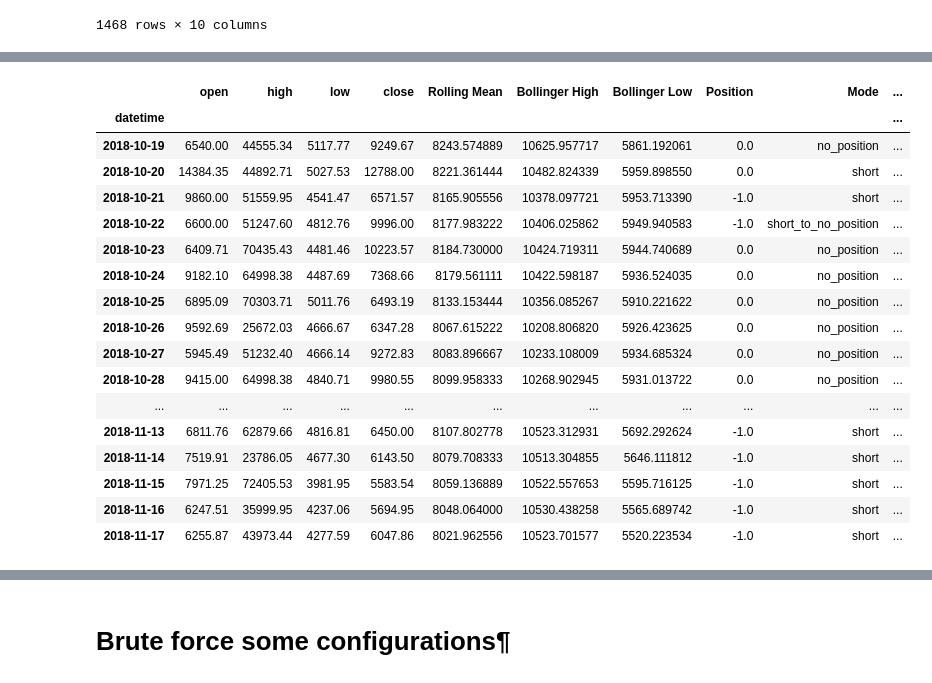
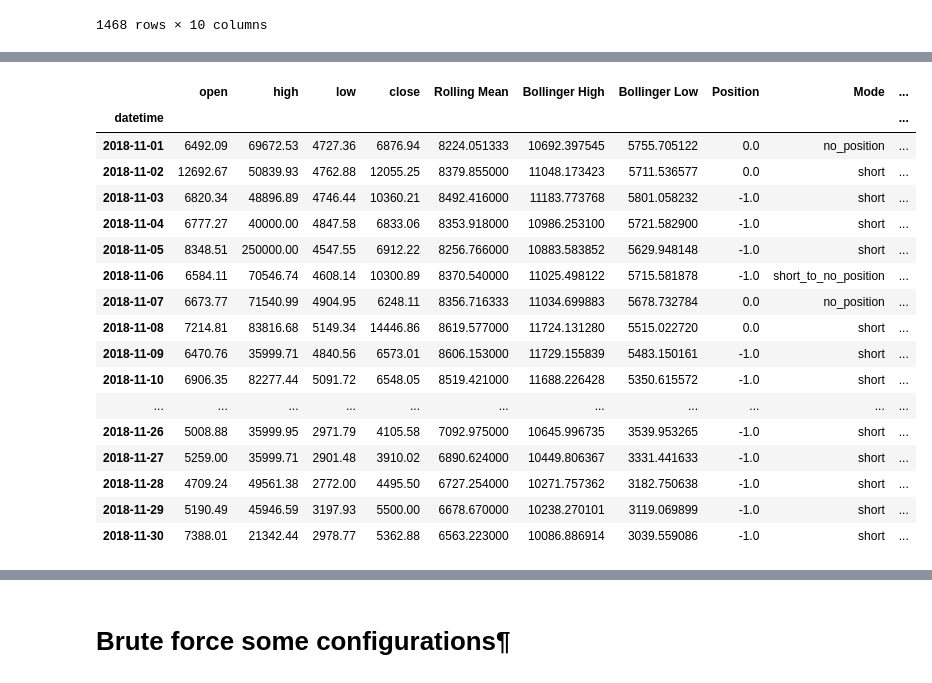
Before and after one commit to jonhilgart22/go-trader, a Jupyter notebook: notebooks/data_exploration.ipynb, the cells around one changed output, grey strips where cells are left out. Saved outputs shown, nothing was run; the diff lists cells and outputs as text; code cells hidden in the pictures.

```diff
--- a/notebooks/data_exploration.ipynb
+++ b/notebooks/data_exploration.ipynb
@@ -803,9 +816,9 @@ class BollingerBandsSimulator:
 
 simulator = BollingerBandsSimulator(
     data,
-    from_date="2017-01-01",
+    from_date="2017-1-01",
     period="24H",
-    window=90,
+    window=30,
     no_of_std=1.5
 )
 simulator.simulate()
@@ -861,24 +904,24 @@ for index, pos in simulator.df[simulator.df.index > DATE_FILTER ]['Original Posi
 # %%
-simulator.df[simulator.df.index >= "2018-10-19"].head(30)
+simulator.df[simulator.df.index >= "2018-11-1"].head(30)
 # %% [output]
 |  | open | high | low | close | Rolling Mean | Bollinger High | Bollinger Low | Position | Mode | ... |
 | datetime |  |  |  |  |  |  |  |  |  | ... |
-| 2018-10-19 | 6540.00 | 44555.34 | 5117.77 | 9249.67 | 8243.574889 | 10625.957717 | 5861.192061 | 0.0 | no_position | ... |
-| 2018-10-20 | 14384.35 | 44892.71 | 5027.53 | 12788.00 | 8221.361444 | 10482.824339 | 5959.898550 | 0.0 | short | ... |
-| 2018-10-21 | 9860.00 | 51559.95 | 4541.47 | 6571.57 | 8165.905556 | 10378.097721 | 5953.713390 | -1.0 | short | ... |
-| 2018-10-22 | 6600.00 | 51247.60 | 4812.76 | 9996.00 | 8177.983222 | 10406.025862 | 5949.940583 | -1.0 | short_to_no_position | ... |
-| 2018-10-23 | 6409.71 | 70435.43 | 4481.46 | 10223.57 | 8184.730000 | 10424.719311 | 5944.740689 | 0.0 | no_position | ... |
-| 2018-10-24 | 9182.10 | 64998.38 | 4487.69 | 7368.66 | 8179.561111 | 10422.598187 | 5936.524035 | 0.0 | no_position | ... |
-| 2018-10-25 | 6895.09 | 70303.71 | 5011.76 | 6493.19 | 8133.153444 | 10356.085267 | 5910.221622 | 0.0 | no_position | ... |
-| 2018-10-26 | 9592.69 | 25672.03 | 4666.67 | 6347.28 | 8067.615222 | 10208.806820 | 5926.423625 | 0.0 | no_position | ... |
-| 2018-10-27 | 5945.49 | 51232.40 | 4666.14 | 9272.83 | 8083.896667 | 10233.108009 | 5934.685324 | 0.0 | no_position | ... |
-| 2018-10-28 | 9415.00 | 64998.38 | 4840.71 | 9980.55 | 8099.958333 | 10268.902945 | 5931.013722 | 0.0 | no_position | ... |
+| 2018-11-01 | 6492.09 | 69672.53 | 4727.36 | 6876.94 | 8224.051333 | 10692.397545 | 5755.705122 | 0.0 | no_position | ... |
+| 2018-11-02 | 12692.67 | 50839.93 | 4762.88 | 12055.25 | 8379.855000 | 11048.173423 | 5711.536577 | 0.0 | short | ... |
+| 2018-11-03 | 6820.34 | 48896.89 | 4746.44 | 10360.21 | 8492.416000 | 11183.773768 | 5801.058232 | -1.0 | short | ... |
+| 2018-11-04 | 6777.27 | 40000.00 | 4847.58 | 6833.06 | 8353.918000 | 10986.253100 | 5721.582900 | -1.0 | short | ... |
+| 2018-11-05 | 8348.51 | 250000.00 | 4547.55 | 6912.22 | 8256.766000 | 10883.583852 | 5629.948148 | -1.0 | short | ... |
+| 2018-11-06 | 6584.11 | 70546.74 | 4608.14 | 10300.89 | 8370.540000 | 11025.498122 | 5715.581878 | -1.0 | short_to_no_position | ... |
+| 2018-11-07 | 6673.77 | 71540.99 | 4904.95 | 6248.11 | 8356.716333 | 11034.699883 | 5678.732784 | 0.0 | no_position | ... |
+| 2018-11-08 | 7214.81 | 83816.68 | 5149.34 | 14446.86 | 8619.577000 | 11724.131280 | 5515.022720 | 0.0 | short | ... |
+| 2018-11-09 | 6470.76 | 35999.71 | 4840.56 | 6573.01 | 8606.153000 | 11729.155839 | 5483.150161 | -1.0 | short | ... |
+| 2018-11-10 | 6906.35 | 82277.44 | 5091.72 | 6548.05 | 8519.421000 | 11688.226428 | 5350.615572 | -1.0 | short | ... |
 | ... | ... | ... | ... | ... | ... | ... | ... | ... | ... | ... |
-| 2018-11-13 | 6811.76 | 62879.66 | 4816.81 | 6450.00 | 8107.802778 | 10523.312931 | 5692.292624 | -1.0 | short | ... |
-| 2018-11-14 | 7519.91 | 23786.05 | 4677.30 | 6143.50 | 8079.708333 | 10513.304855 | 5646.111812 | -1.0 | short | ... |
-| 2018-11-15 | 7971.25 | 72405.53 | 3981.95 | 5583.54 | 8059.136889 | 10522.557653 | 5595.716125 | -1.0 | short | ... |
-| 2018-11-16 | 6247.51 | 35999.95 | 4237.06 | 5694.95 | 8048.064000 | 10530.438258 | 5565.689742 | -1.0 | short | ... |
-| 2018-11-17 | 6255.87 | 43973.44 | 4277.59 | 6047.86 | 8021.962556 | 10523.701577 | 5520.223534 | -1.0 | short | ... |
+| 2018-11-26 | 5008.88 | 35999.95 | 2971.79 | 4105.58 | 7092.975000 | 10645.996735 | 3539.953265 | -1.0 | short | ... |
+| 2018-11-27 | 5259.00 | 35999.71 | 2901.48 | 3910.02 | 6890.624000 | 10449.806367 | 3331.441633 | -1.0 | short | ... |
+| 2018-11-28 | 4709.24 | 49561.38 | 2772.00 | 4495.50 | 6727.254000 | 10271.757362 | 3182.750638 | -1.0 | short | ... |
+| 2018-11-29 | 5190.49 | 45946.59 | 3197.93 | 5500.00 | 6678.670000 | 10238.270101 | 3119.069899 | -1.0 | short | ... |
+| 2018-11-30 | 7388.01 | 21342.44 | 2978.77 | 5362.88 | 6563.223000 | 10086.886914 | 3039.559086 | -1.0 | short | ... |
 # %%
 simulator.df['Mode'].value_counts()
 # %% [output]
```
Also changed, not shown: parts of 5 cells of this notebook.
